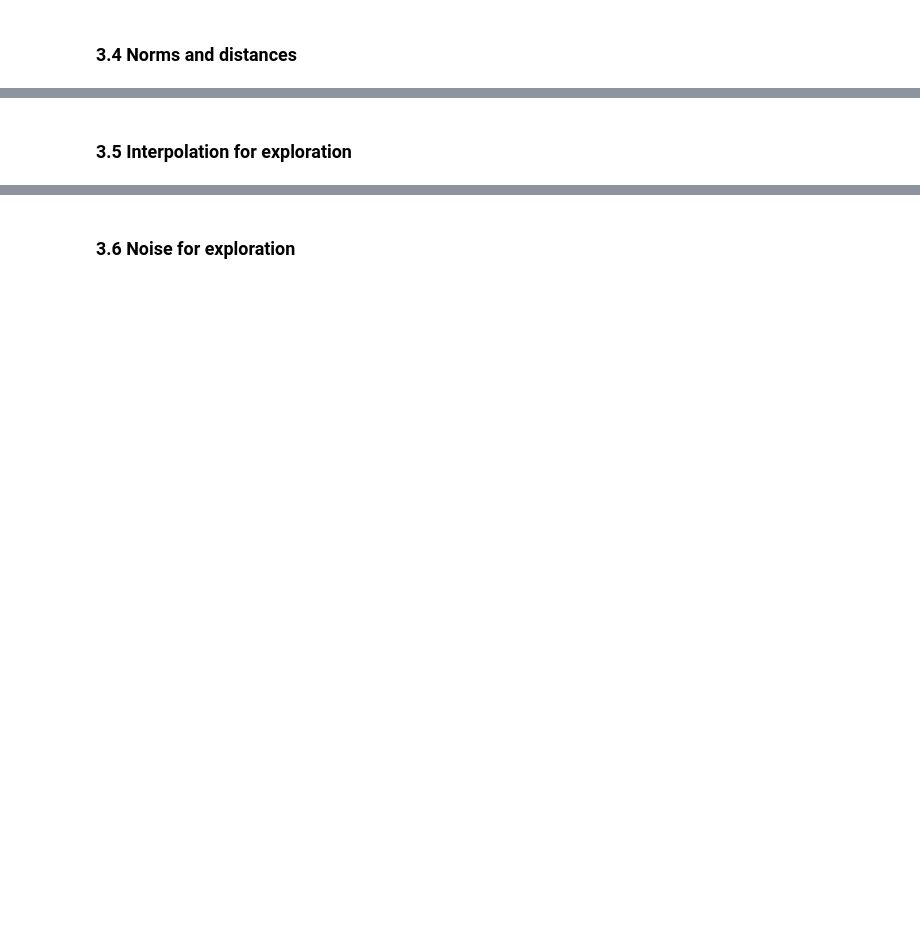
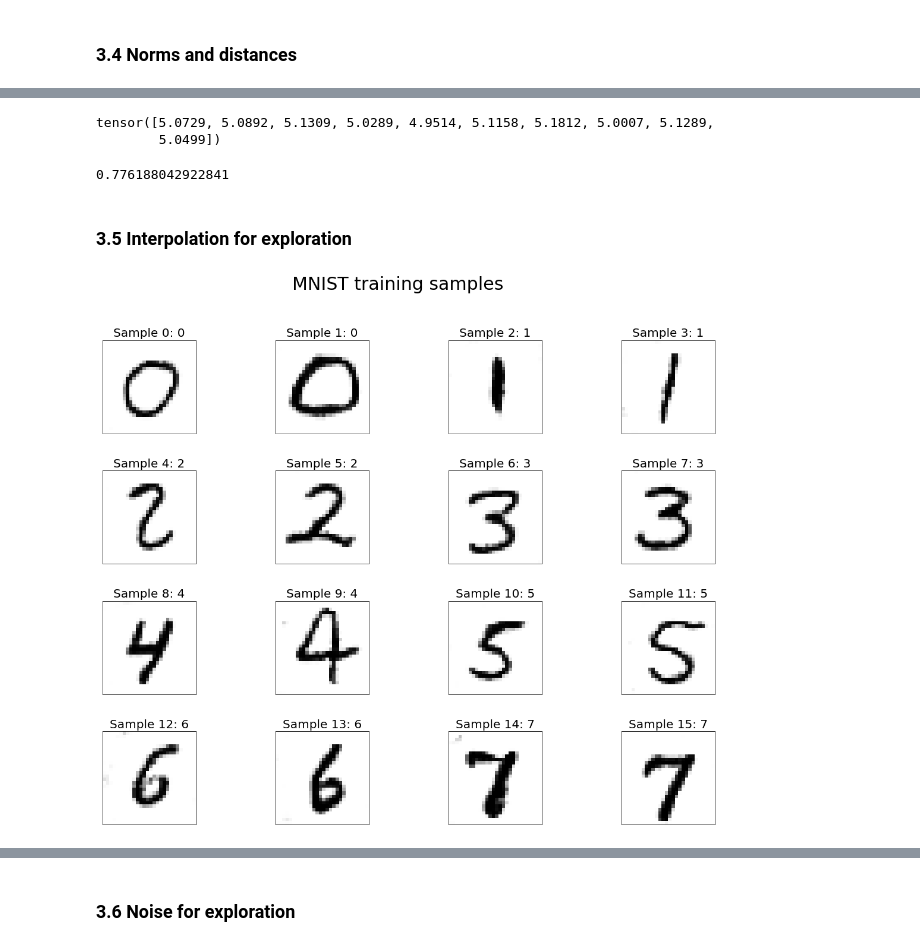
Before and after one commit to PierreRemacle/LINMA2472_P1-, a Jupyter notebook: Copy_of_HW3_from_colab.ipynb, the cells around one changed output, grey strips where cells are left out. Drawn from its saved outputs; the diff is of its cells as text; code cells hidden in the pictures; blank space fills up the shorter version.

```diff
--- a/Copy_of_HW3_from_colab.ipynb
+++ b/Copy_of_HW3_from_colab.ipynb
@@ -1039,6 +1039,20 @@ torch.Size([32, 1, 28, 28])
 # %% [markdown]
 ## Part 2 coming soon
 You now have operational GANs and CNNs for handwritten digits (and/or letters). In the second part of the homework, you will combine both networks in order to create what you want and learn more about those neural architectures.
+# %%
+def saveLatentVector(filename, latent_vectors):
+    torch.save(latent_vectors, './Vectors/' + filename)
+
+def loadLatentVector(filename):
+    return torch.load('./Vectors/' + filename)
+
+cnn = CNN(n_classes).to(device=device)
+cnn = loadModel(cnn, "Cnn_final", "2022_12_01__11_40")
+discriminator = Discriminator().to(device=device)
+generator = Generator(dim_latent_space).to(device=device)
+discriminator = loadModel(discriminator, "Discriminator_final", "2022_12_01__11_41")
+generator = loadModel(generator, "Generator_final", "2022_12_01__11_41")
+extreme_latent_vector = loadLatentVector('latent_extremed_labelled_V2')
 # %% [markdown]
 ### 3.1 Combine your generator and your classifier
 # %%
@@ -1165,8 +1194,16 @@ def compare_MDM_CNN(MDM, vector_label):
         if (MDM[i] == vector_label[i]):
             correct += 1
     return correct/len(MDM)
+# %%
+distance = distance_mean_vector(mean_vector, extreme_latent_vector[8])
+print(distance)
+# %% [output]
+tensor([5.0729, 5.0892, 5.1309, 5.0289, 4.9514, 5.1158, 5.1812, 5.0007, 5.1289,
+        5.0499])
 # %%
 labeled_MDM = compute_MDM(mean_vector, latent_vectors_test)
 print(compare_MDM_CNN(labeled_MDM, vector_label))
+# %% [output]
+0.776188042922841
 # %% [markdown]
 ### 3.5 Interpolation for exploration
@@ -1181,19 +1210,21 @@ saveLatentVector('latent_extremed_labelled_V2', extreme_latent_vector)
 # %%
 def get_extreme_latent_vector(latent_vectors_test):
     extreme_latent_vector = torch.zeros((batch_size, dim_latent_space))
     indices_extreme = [52,78,77,86,31,484,216,219,8,29,17,117,193,260,204,145,129,242,32,54]
     for i in range (len(indices_extreme)):
         extreme_latent_vector[i] = latent_vectors_test[indices_extreme[i]]
 
     return extreme_latent_vector
 
-#extreme_latent_vector = loadLatentVector('latent_extremed_labelled')
-extreme_latent_vector = get_extreme_latent_vector(latent_vectors_test)
+#extreme_latent_vector = get_extreme_latent_vector(latent_vectors_test)
+extreme_latent_vector = loadLatentVector('latent_extremed_labelled_V2')
 extreme_transformed = generator(extreme_latent_vector.to(torch.float32).to(device = device)).detach()
 
 extreme_latent_label = [0,0,1,1,2,2,3,3,4,4,5,5,6,6,7,7,8,8,9,9]
 showImages(extreme_transformed[0:16].cpu(), true_labels=torch.tensor(extreme_latent_label)[0:16])
 #showImages(extreme_transformed[16:32], true_labels=torch.tensor(extreme_latent_label)[16:32])
+# %% [output]
+[figure, added]
 # %%
 def interpole_latent_vector(latent_vector_test_1, latent_vector_test_2):
     interpole_latent_vector = torch.zeros((batch_size, dim_latent_space))
```
Also changed, not shown: parts of 12 cells of this notebook, 3 other files.
